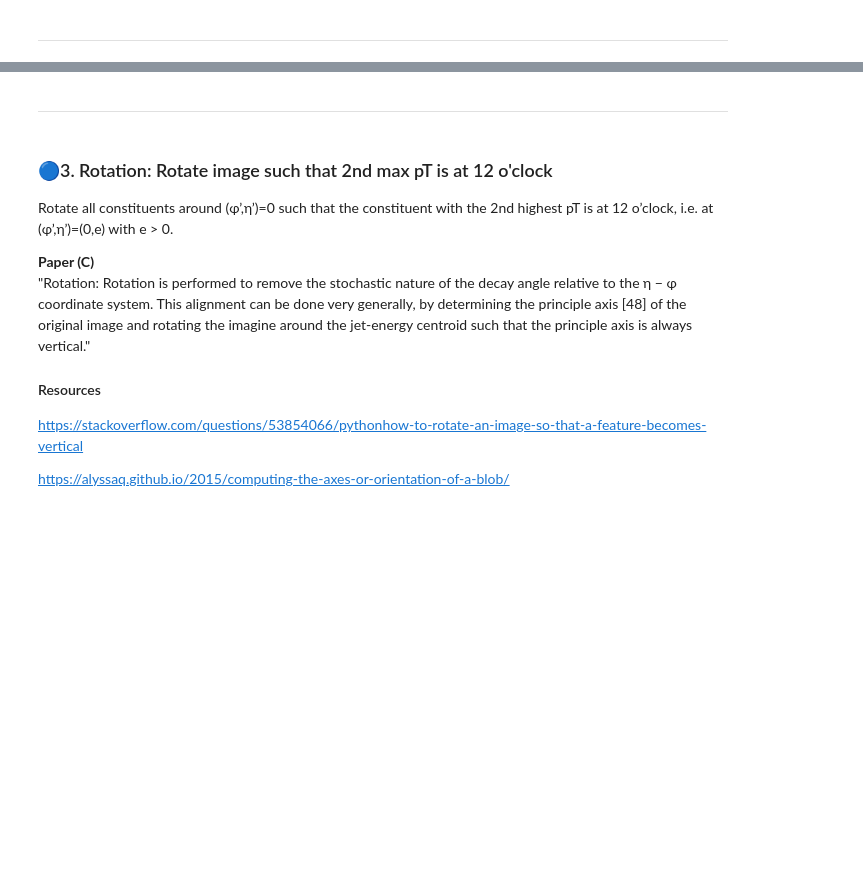
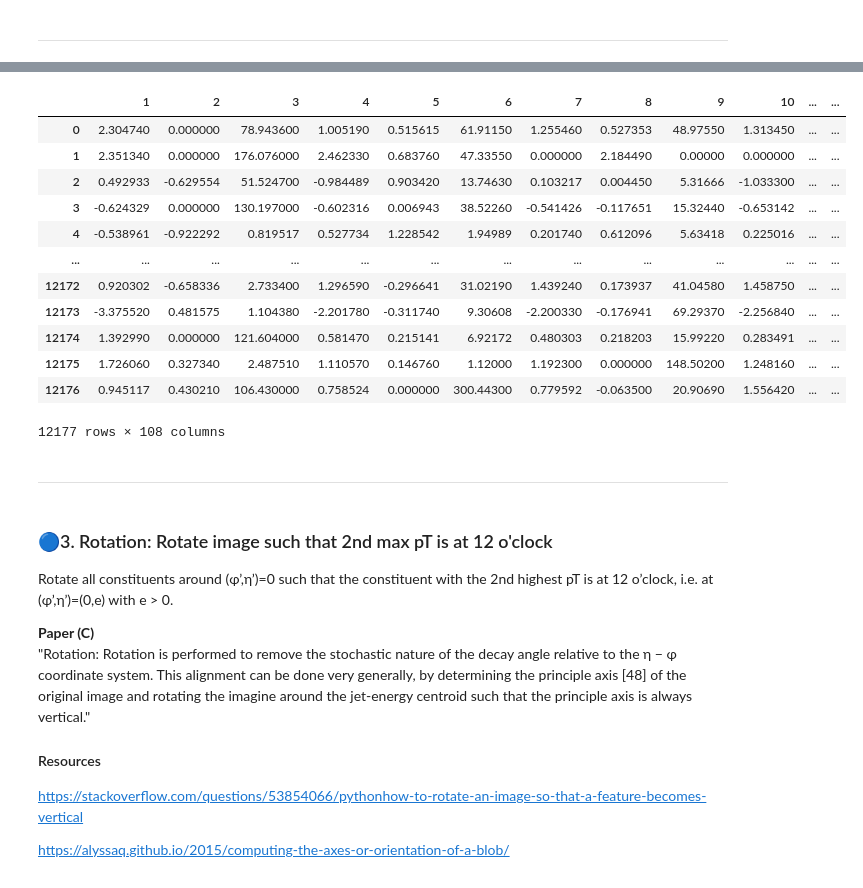
Before and after one commit to johngeorgousis/jet-classifier, a Jupyter notebook: MAIN.ipynb, the cells around one changed output, grey strips where cells are left out. Cells and saved outputs as stored; diff of their text form; code cells hidden in the pictures; blank space fills up the shorter version.

```diff
--- a/MAIN.ipynb
+++ b/MAIN.ipynb
@@ -241,3 +256,19 @@ Time taken to centre new coordinate system: 3.40s
+# %%
+mydata_prime
+# %% [output]
+|  | 1 | 2 | 3 | 4 | 5 | 6 | 7 | 8 | 9 | 10 | ... | ... |
+| 0 | 2.304740 | 0.000000 | 78.943600 | 1.005190 | 0.515615 | 61.91150 | 1.255460 | 0.527353 | 48.97550 | 1.313450 | ... | ... |
+| 1 | 2.351340 | 0.000000 | 176.076000 | 2.462330 | 0.683760 | 47.33550 | 0.000000 | 2.184490 | 0.00000 | 0.000000 | ... | ... |
+| 2 | 0.492933 | -0.629554 | 51.524700 | -0.984489 | 0.903420 | 13.74630 | 0.103217 | 0.004450 | 5.31666 | -1.033300 | ... | ... |
+| 3 | -0.624329 | 0.000000 | 130.197000 | -0.602316 | 0.006943 | 38.52260 | -0.541426 | -0.117651 | 15.32440 | -0.653142 | ... | ... |
+| 4 | -0.538961 | -0.922292 | 0.819517 | 0.527734 | 1.228542 | 1.94989 | 0.201740 | 0.612096 | 5.63418 | 0.225016 | ... | ... |
+| ... | ... | ... | ... | ... | ... | ... | ... | ... | ... | ... | ... | ... |
+| 12172 | 0.920302 | -0.658336 | 2.733400 | 1.296590 | -0.296641 | 31.02190 | 1.439240 | 0.173937 | 41.04580 | 1.458750 | ... | ... |
+| 12173 | -3.375520 | 0.481575 | 1.104380 | -2.201780 | -0.311740 | 9.30608 | -2.200330 | -0.176941 | 69.29370 | -2.256840 | ... | ... |
+| 12174 | 1.392990 | 0.000000 | 121.604000 | 0.581470 | 0.215141 | 6.92172 | 0.480303 | 0.218203 | 15.99220 | 0.283491 | ... | ... |
+| 12175 | 1.726060 | 0.327340 | 2.487510 | 1.110570 | 0.146760 | 1.12000 | 1.192300 | 0.000000 | 148.50200 | 1.248160 | ... | ... |
+| 12176 | 0.945117 | 0.430210 | 106.430000 | 0.758524 | 0.000000 | 300.44300 | 0.779592 | -0.063500 | 20.90690 | 1.556420 | ... | ... |
+12177 rows × 108 columns
 # %% [markdown]
 ---
 # %% [markdown]
```
Also changed, not shown: parts of 7 cells of this notebook, 2 other files.
